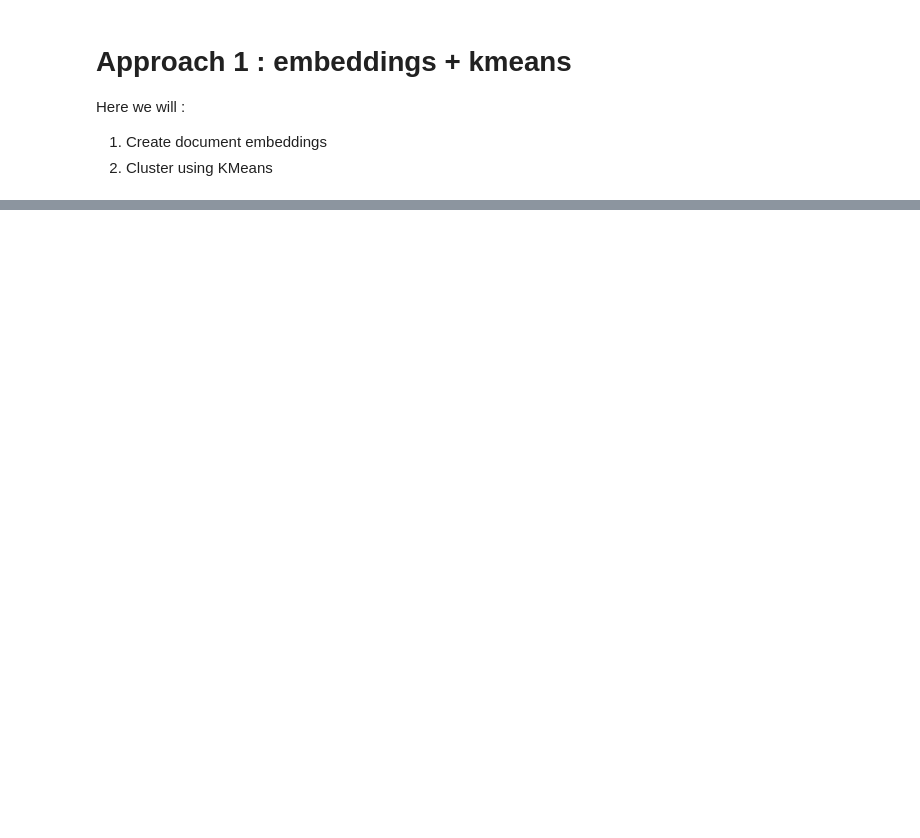
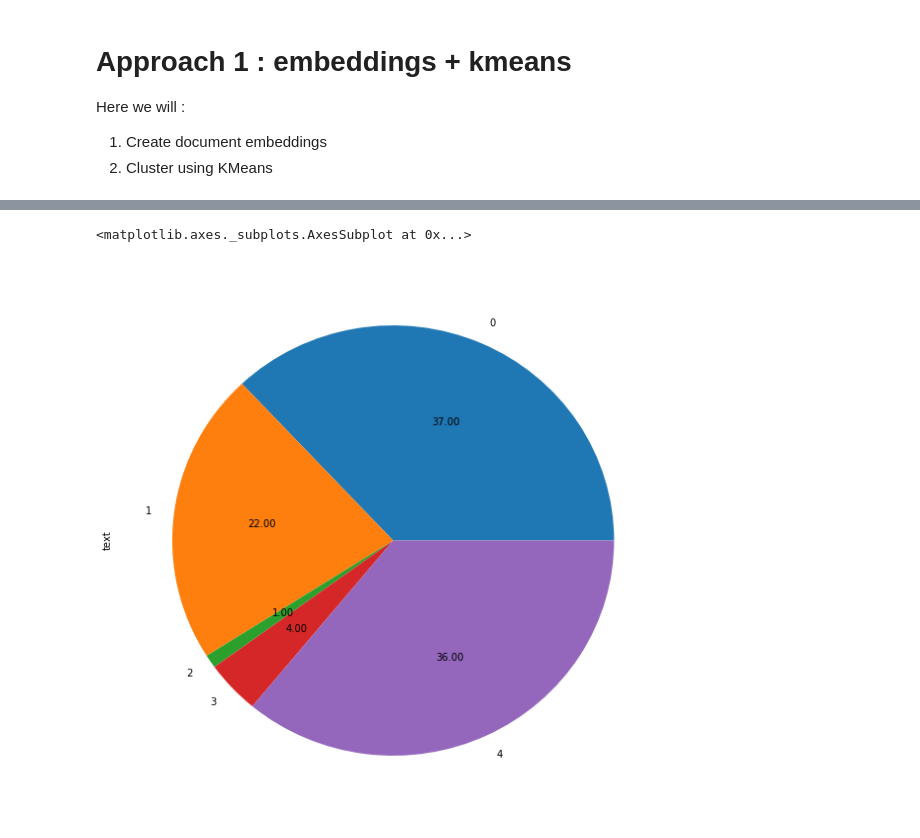
Before and after one commit to symposia/TopicModeling, a Jupyter notebook: D2V/topic-modelling-doc2vec-kmeans.ipynb, the cells around one changed output, grey strips where cells are left out. Drawn from its saved outputs; the diff is of its cells as text; code cells hidden in the pictures; blank space fills up the shorter version.

Commit message:
Add working files and D2V model

```diff
--- a/D2V/topic-modelling-doc2vec-kmeans.ipynb
+++ b/D2V/topic-modelling-doc2vec-kmeans.ipynb
@@ -75,0 +271,10 @@ df.groupby("clust" )["content"].count().plot(kind = "pie", autopct='%.2f', figsi
+# %%
+def vec_for_learning(model, tagged_docs):
+    sents = tagged_docs.values
+    regressors = [model.infer_vector(doc, epochs=20) for doc in sents]
+    return list(regressors)
+
+hwX = vec_for_learning(model, hw["stems"])
+# %%
+kmeans = KMeans(n_clusters=5)
+kmeans.fit(hwX)
@@ -75,0 +285,16 @@ df.groupby("clust" )["content"].count().plot(kind = "pie", autopct='%.2f', figsi
+# %%
+labels = kmeans.labels_
+centroids = kmeans.cluster_centers_
+
+# print ("Cluster id labels for inputted data")
+# print (labels)
+# print ("Centroids data")
+# print (centroids)
+
+print ("Score (Opposite of the value of X on the K-means objective which is Sum of distances of samples to their closest cluster center):")
+print (kmeans.score(hwX))
+
+silhouette_score = metrics.silhouette_samples(hwX, labels, metric='cosine')
+
+print ("Silhouette_score: ")
+print (silhouette_score)
@@ -75,0 +322,4 @@ df.groupby("clust" )["content"].count().plot(kind = "pie", autopct='%.2f', figsi
+# %%
+## Assign the labels
+hw["clust"] = labels
+hw.head()
@@ -75,0 +333,5 @@ df.groupby("clust" )["content"].count().plot(kind = "pie", autopct='%.2f', figsi
+# %%
+hw.groupby("clust" )["text"].count().plot(kind = "pie", autopct='%.2f', figsize = (10, 10))
+# %% [output]
+<matplotlib.axes._subplots.AxesSubplot at 0x...>
+[figure, added]
```
Also changed, not shown: parts of 37 cells of this notebook, 11 other files.
